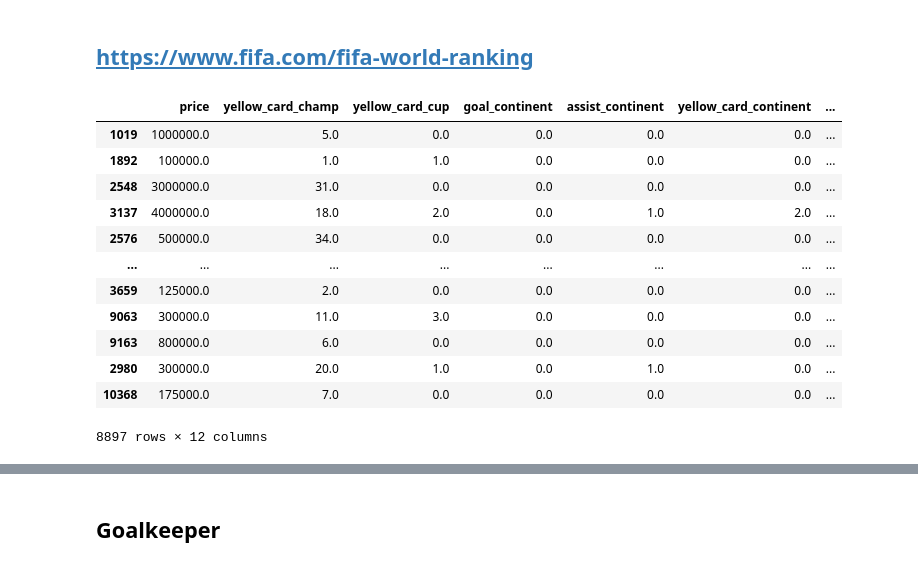
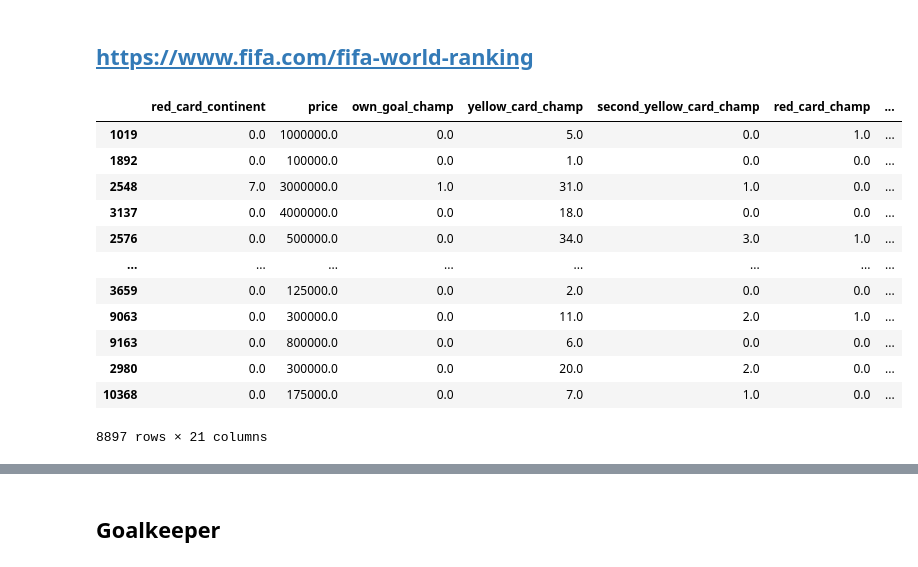
Before and after one commit to aleconwifi/Final-JOBarcelona-22, a Jupyter notebook: src/Feature_Engineering.ipynb, the cells around one changed output, grey strips where cells are left out. Cells and saved outputs as stored; diff of their text form; code cells hidden in the pictures.

```diff
--- a/src/Feature_Engineering.ipynb
+++ b/src/Feature_Engineering.ipynb
@@ -201,6 +201,7 @@ class FeatureEngineeringDf:
       #corr = corr[corr != 1]
       corr = corr[corr > thr]
       select_columns = list(corr.index)
+      select_columns = select_columns  + ['league', 'age', 'position']
       #select_columns.remove('Unnamed: 0')
       self.df = self.df[select_columns]
       return self.df
@@ -210,24 +211,24 @@ class FeatureEngineeringDf:
 # %%
 data = FeatureEngineeringDf(df)
 data.add_goals_value()
 data.add_assists_value()
 data.add_nations_value()
 data.add_champions_score()
 data.numeric_dtypes()
 data.remove_modified_cols()
-data.data_correlated(thr = 0.1)
+data.data_correlated(thr = 0.05)
 data.df
 # %% [output]
-|  | price | yellow_card_champ | yellow_card_cup | goal_continent | assist_continent | yellow_card_continent | ... |
-| 1019 | 1000000.0 | 5.0 | 0.0 | 0.0 | 0.0 | 0.0 | ... |
-| 1892 | 100000.0 | 1.0 | 1.0 | 0.0 | 0.0 | 0.0 | ... |
-| 2548 | 3000000.0 | 31.0 | 0.0 | 0.0 | 0.0 | 0.0 | ... |
-| 3137 | 4000000.0 | 18.0 | 2.0 | 0.0 | 1.0 | 2.0 | ... |
-| 2576 | 500000.0 | 34.0 | 0.0 | 0.0 | 0.0 | 0.0 | ... |
+|  | red_card_continent | price | own_goal_champ | yellow_card_champ | second_yellow_card_champ | red_card_champ | ... |
+| 1019 | 0.0 | 1000000.0 | 0.0 | 5.0 | 0.0 | 1.0 | ... |
+| 1892 | 0.0 | 100000.0 | 0.0 | 1.0 | 0.0 | 0.0 | ... |
+| 2548 | 7.0 | 3000000.0 | 1.0 | 31.0 | 1.0 | 0.0 | ... |
+| 3137 | 0.0 | 4000000.0 | 0.0 | 18.0 | 0.0 | 0.0 | ... |
+| 2576 | 0.0 | 500000.0 | 0.0 | 34.0 | 3.0 | 1.0 | ... |
 | ... | ... | ... | ... | ... | ... | ... | ... |
-| 3659 | 125000.0 | 2.0 | 0.0 | 0.0 | 0.0 | 0.0 | ... |
-| 9063 | 300000.0 | 11.0 | 3.0 | 0.0 | 0.0 | 0.0 | ... |
-| 9163 | 800000.0 | 6.0 | 0.0 | 0.0 | 0.0 | 0.0 | ... |
-| 2980 | 300000.0 | 20.0 | 1.0 | 0.0 | 1.0 | 0.0 | ... |
-| 10368 | 175000.0 | 7.0 | 0.0 | 0.0 | 0.0 | 0.0 | ... |
+| 3659 | 0.0 | 125000.0 | 0.0 | 2.0 | 0.0 | 0.0 | ... |
+| 9063 | 0.0 | 300000.0 | 0.0 | 11.0 | 2.0 | 1.0 | ... |
+| 9163 | 0.0 | 800000.0 | 0.0 | 6.0 | 0.0 | 0.0 | ... |
+| 2980 | 0.0 | 300000.0 | 0.0 | 20.0 | 2.0 | 0.0 | ... |
+| 10368 | 0.0 | 175000.0 | 0.0 | 7.0 | 1.0 | 0.0 | ... |
-8897 rows × 12 columns
+8897 rows × 21 columns
```
Also changed, not shown: parts of 3 cells of this notebook, 2 other files.
